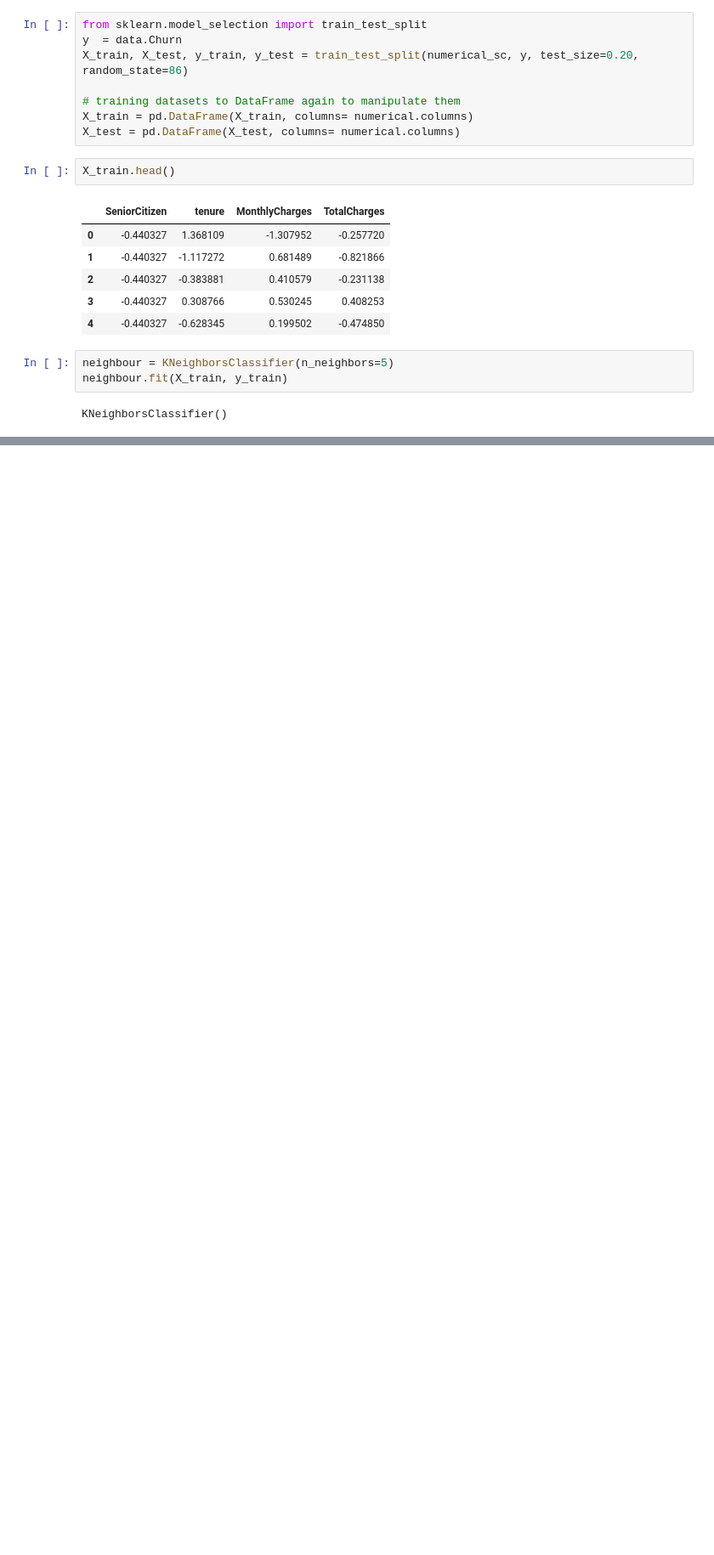
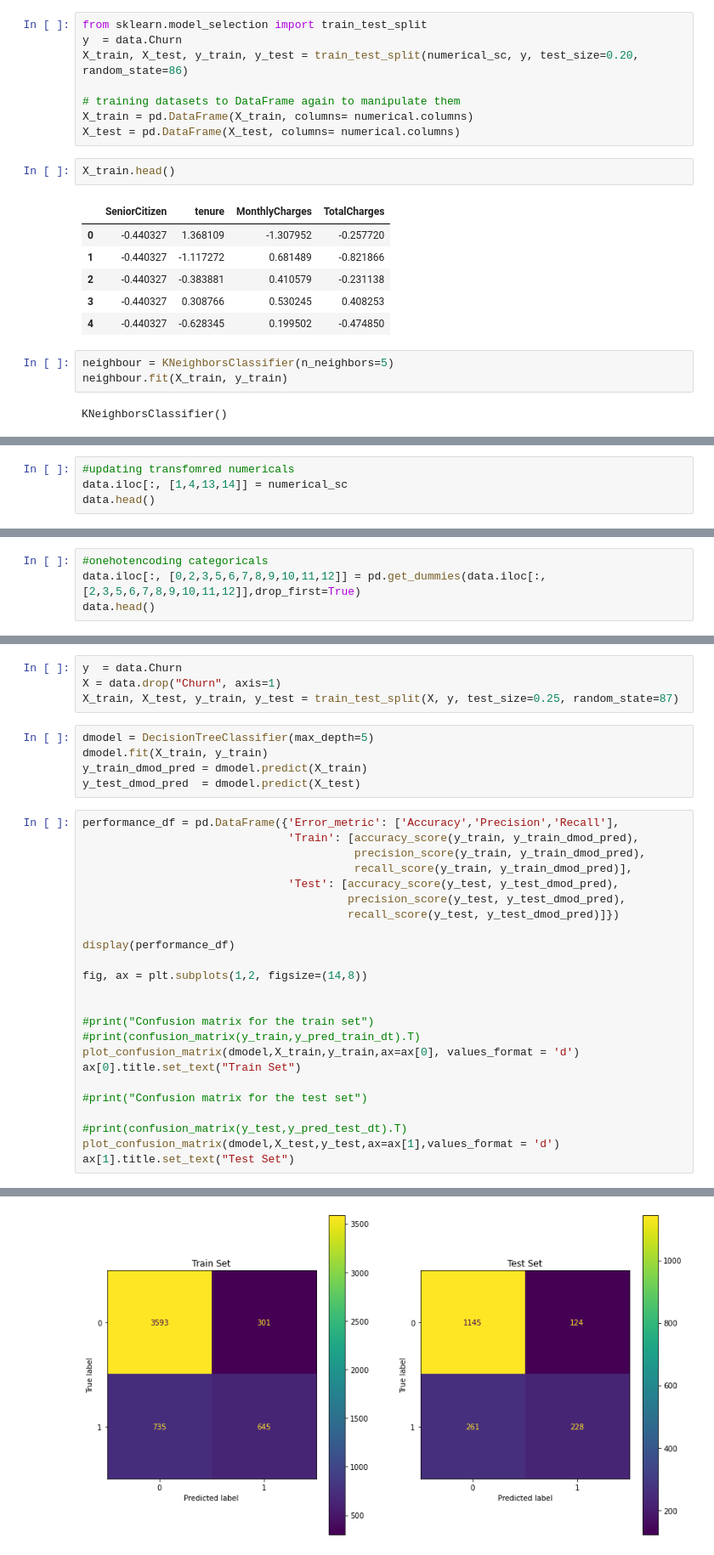
Before and after one commit to wesssp/IH_RH_DA_FT_OCT_2022, a Jupyter notebook: Class_Materials/Machine_Learning/Supervised_Learning/Lab/KNN and LR lab.ipynb, the cells around one changed output, grey strips where cells are left out. Shown: that part at 85% size. Drawn from its saved outputs; the diff is of its cells as text; blank space fills up the shorter version.

```diff
--- a/Class_Materials/Machine_Learning/Supervised_Learning/Lab/KNN and LR lab.ipynb
+++ b/Class_Materials/Machine_Learning/Supervised_Learning/Lab/KNN and LR lab.ipynb
@@ -162,3 +180,7 @@ Confusion matrix for the test set
 [[952  75]
  [212 168]]
 [figure]
+# %%
+#updating transfomred numericals
+data.iloc[:, [1,4,13,14]] = numerical_sc
+data.head()
@@ -164,0 +194,4 @@ Confusion matrix for the test set
+# %%
+#onehotencoding categoricals
+data.iloc[:, [0,2,3,5,6,7,8,9,10,11,12]] = pd.get_dummies(data.iloc[:, [2,3,5,6,7,8,9,10,11,12]],drop_first=True)
+data.head()
@@ -164,0 +205,34 @@ Confusion matrix for the test set
+# %%
+y  = data.Churn
+X = data.drop("Churn", axis=1)
+X_train, X_test, y_train, y_test = train_test_split(X, y, test_size=0.25, random_state=87)
+# %%
+dmodel = DecisionTreeClassifier(max_depth=5)
+dmodel.fit(X_train, y_train)
+y_train_dmod_pred = dmodel.predict(X_train)
+y_test_dmod_pred  = dmodel.predict(X_test)
+# %%
+performance_df = pd.DataFrame({'Error_metric': ['Accuracy','Precision','Recall'],
+                               'Train': [accuracy_score(y_train, y_train_dmod_pred),
+                                         precision_score(y_train, y_train_dmod_pred),
+                                         recall_score(y_train, y_train_dmod_pred)],
+                               'Test': [accuracy_score(y_test, y_test_dmod_pred),
+                                        precision_score(y_test, y_test_dmod_pred),
+                                        recall_score(y_test, y_test_dmod_pred)]})
+
+display(performance_df)
+
+fig, ax = plt.subplots(1,2, figsize=(14,8))
+
+
+#print("Confusion matrix for the train set")
+#print(confusion_matrix(y_train,y_pred_train_dt).T)
+plot_confusion_matrix(dmodel,X_train,y_train,ax=ax[0], values_format = 'd')
+ax[0].title.set_text("Train Set")
+
+#print("Confusion matrix for the test set")
+
+#print(confusion_matrix(y_test,y_pred_test_dt).T)
+plot_confusion_matrix(dmodel,X_test,y_test,ax=ax[1],values_format = 'd')
+ax[1].title.set_text("Test Set")
+# %% [output]
@@ -164,0 +243 @@ Confusion matrix for the test set
+[figure, added]
```
Also changed, not shown: parts of 9 cells of this notebook.
